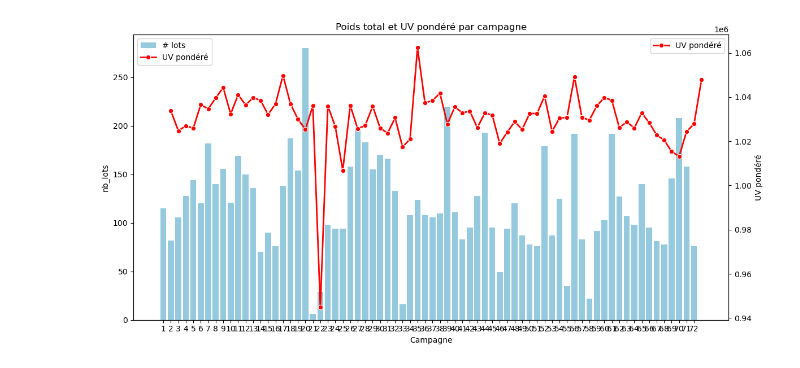
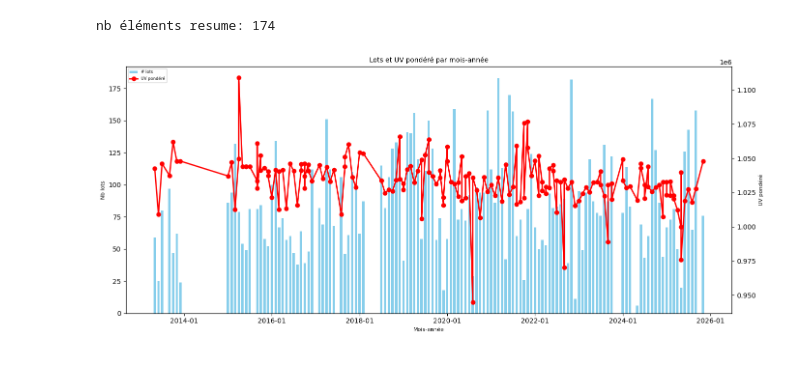
Before and after one commit to e-coucou/Machine-Learning, a Jupyter notebook: 2-OI_a/OI_Formulations.ipynb, the cells around one changed output. Drawn from its saved outputs; the diff is of its cells as text; code cells hidden in the pictures.

```diff
--- a/2-OI_a/OI_Formulations.ipynb
+++ b/2-OI_a/OI_Formulations.ipynb
@@ -205,7 +194,7 @@ def resume_par_campagne(df):
     # UV pondéré = somme(Poids * UV) / somme(Poids)
     df["UV_pondere"] = df["CTY_A1000M_Poids container"] * df["CTY_A1000M_Teneur arr. Vit. A (UV)"]
 
-    grouped = df.groupby(["campagne","mois-annee"]).agg(
+    grouped = df.groupby(["campagne","mois_annee","mois_annee_dt"]).agg(
         nb_lots=("CTY_A1000M_Poids container", "count"),
         poids_total=("CTY_A1000M_Poids container", "sum"),
         uv_pondere=("UV_pondere", lambda x: x.sum() / df.loc[x.index, "CTY_A1000M_Poids container"].sum())
@@ -254,9 +249,9 @@ def plot_campagnes(resume):
 # %%
 result = brute.copy()
 result = filtering(result)
-result = ajouter_moyennes_glissantes(result,20)
-result = detecter_campagnes_v2(result, seuil_jours=10)
-print(result.describe())
-tags_ = result.columns.tolist()
+result = ajouter_moyennes_glissantes(result,200)
+result = detecter_campagnes_v2(result, seuil_jours=5)
+print(result.info())
+tags_ = result.columns.tolist()[:-2]
 plot_data(result, tags_)
 # %% [output]
@@ -309,4 +412,38 @@ KeyError: 'mois-annee'
+# %%
+def plot_campagnes_v4(resume):
+    # Tri par date
+    resume = resume.sort_values("mois_annee_dt").reset_index(drop=True)
+    print("nb éléments resume:", len(resume))
+
+    fig, ax = plt.subplots(figsize=(14,6))
+
+    # Barres : nb_lots avec Matplotlib
+    ax.bar(resume["mois_annee_dt"], resume["nb_lots"], color="skyblue", label="# lots", width=20)
+
+    # Ligne UV pondéré
+    ax2 = ax.twinx()
+    ax2.plot(resume["mois_annee_dt"], resume["uv_pondere"], color="red", marker="o", linewidth=2, label="UV pondéré")
+
+    # Format date sur axe X
+    ax.xaxis.set_major_locator(mdates.AutoDateLocator())
+    ax.xaxis.set_major_formatter(mdates.DateFormatter("%Y-%m"))
+    plt.xticks(rotation=90, fontsize=6)
+
+    # Labels axes
+    ax.set_xlabel("Mois-année", fontsize=8)
+    ax.set_ylabel("Nb lots", fontsize=8)
+    ax2.set_ylabel("UV pondéré", fontsize=8)
+
+    # Légende combinée
+    h1, l1 = ax.get_legend_handles_labels()
+    h2, l2 = ax2.get_legend_handles_labels()
+    ax.legend(h1 + h2, l1 + l2, loc="upper left", fontsize=6)
+
+    plt.title("Lots et UV pondéré par mois-année", fontsize=10)
+    plt.tight_layout()
+    plt.show()
 # %%
-plot_campagnes(campagnes)
+plot_campagnes_v4(campagnes)
 # %% [output]
+nb éléments resume: 174
-[figure, old version]
+[figure, new version]
```
Also changed, not shown: parts of 11 cells of this notebook.
